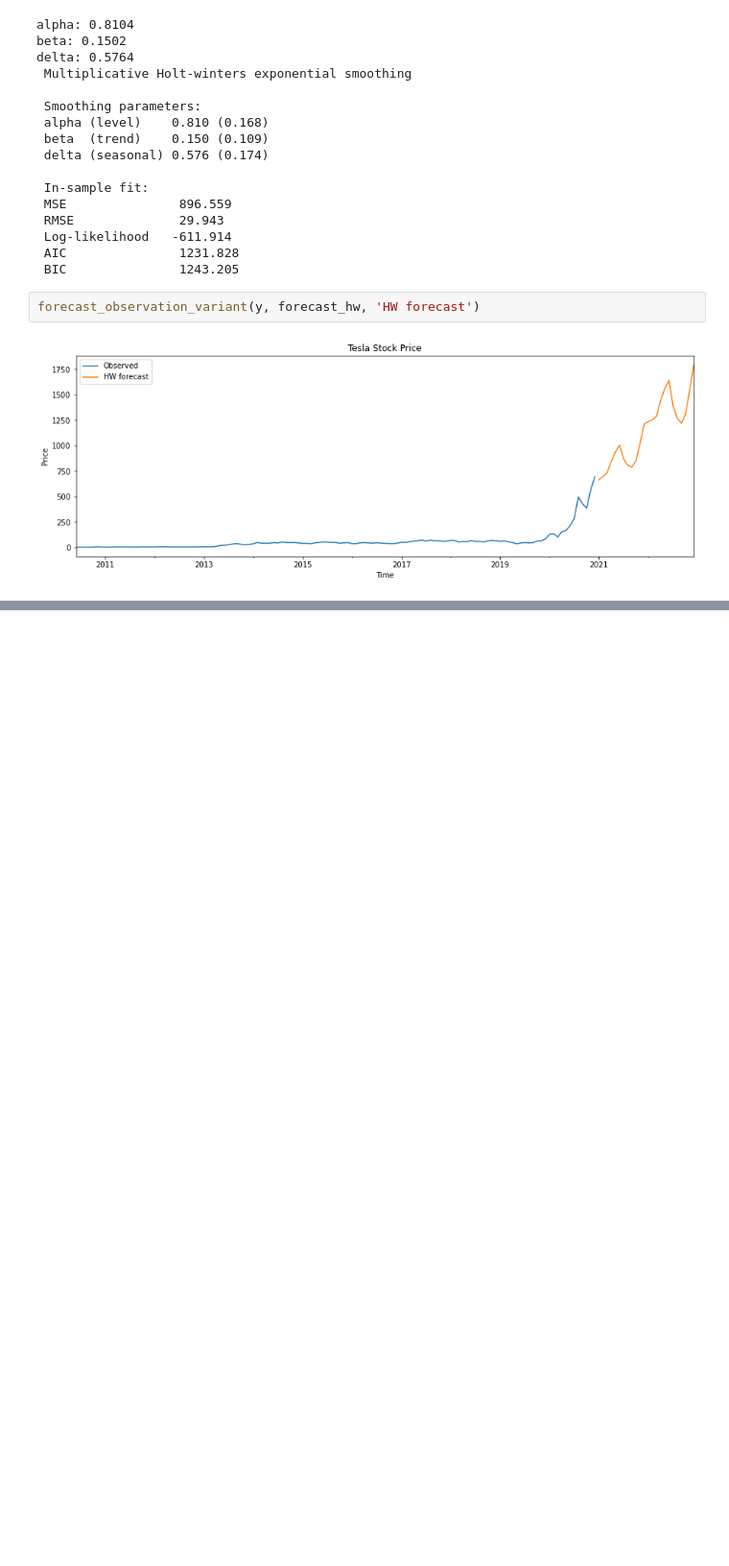
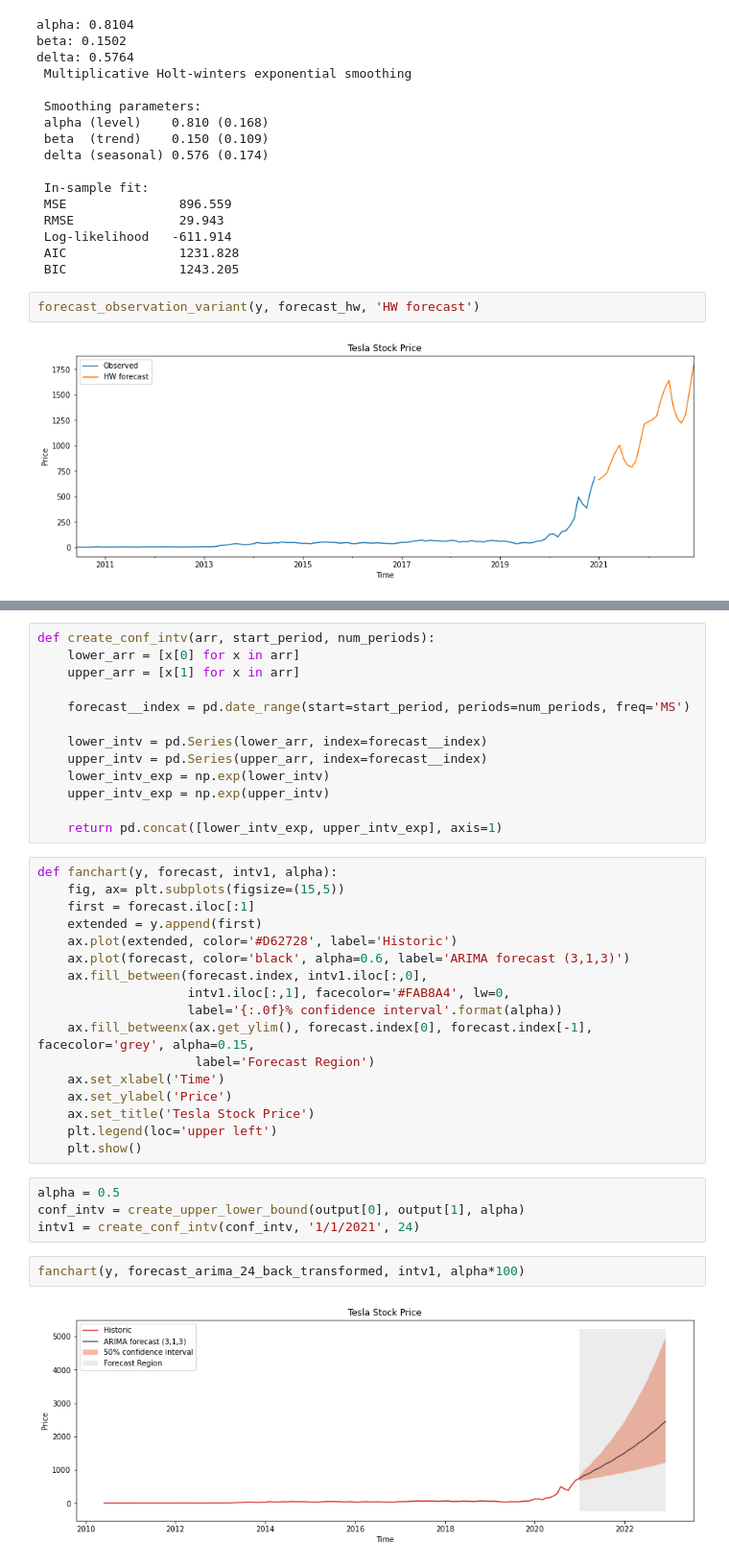
Before and after one commit to johnsonchau7/tesla-forecasting, a Jupyter notebook: Tesla_analysis_&_forecasting.ipynb, the cells around one changed output, grey strips where cells are left out. Shown: that part at 96% size. Saved outputs shown, nothing was run; the diff lists cells and outputs as text; blank space fills up the shorter version.

```diff
--- a/Tesla_analysis_&_forecasting.ipynb
+++ b/Tesla_analysis_&_forecasting.ipynb
@@ -791,0 +811,38 @@ forecast_observation_variant(y, forecast_hw, 'HW forecast')
+# %%
+def create_conf_intv(arr, start_period, num_periods):
+    lower_arr = [x[0] for x in arr]
+    upper_arr = [x[1] for x in arr]
+
+    forecast__index = pd.date_range(start=start_period, periods=num_periods, freq='MS')
+
+    lower_intv = pd.Series(lower_arr, index=forecast__index)
+    upper_intv = pd.Series(upper_arr, index=forecast__index)
+    lower_intv_exp = np.exp(lower_intv)
+    upper_intv_exp = np.exp(upper_intv)
+
+    return pd.concat([lower_intv_exp, upper_intv_exp], axis=1)
+# %%
+def fanchart(y, forecast, intv1, alpha):
+    fig, ax= plt.subplots(figsize=(15,5))
+    first = forecast.iloc[:1]
+    extended = y.append(first)
+    ax.plot(extended, color='#D62728', label='Historic')
+    ax.plot(forecast, color='black', alpha=0.6, label='ARIMA forecast (3,1,3)')
+    ax.fill_between(forecast.index, intv1.iloc[:,0],
+                    intv1.iloc[:,1], facecolor='#FAB8A4', lw=0,
+                    label='{:.0f}% confidence interval'.format(alpha))
+    ax.fill_betweenx(ax.get_ylim(), forecast.index[0], forecast.index[-1], facecolor='grey', alpha=0.15,
+                     label='Forecast Region')
+    ax.set_xlabel('Time')
+    ax.set_ylabel('Price')
+    ax.set_title('Tesla Stock Price')
+    plt.legend(loc='upper left')
+    plt.show()
+# %%
+alpha = 0.5
+conf_intv = create_upper_lower_bound(output[0], output[1], alpha)
+intv1 = create_conf_intv(conf_intv, '1/1/2021', 24)
+# %%
+fanchart(y, forecast_arima_24_back_transformed, intv1, alpha*100)
+# %% [output]
+[figure, added]
```
Also changed, not shown: parts of 3 cells of this notebook.
